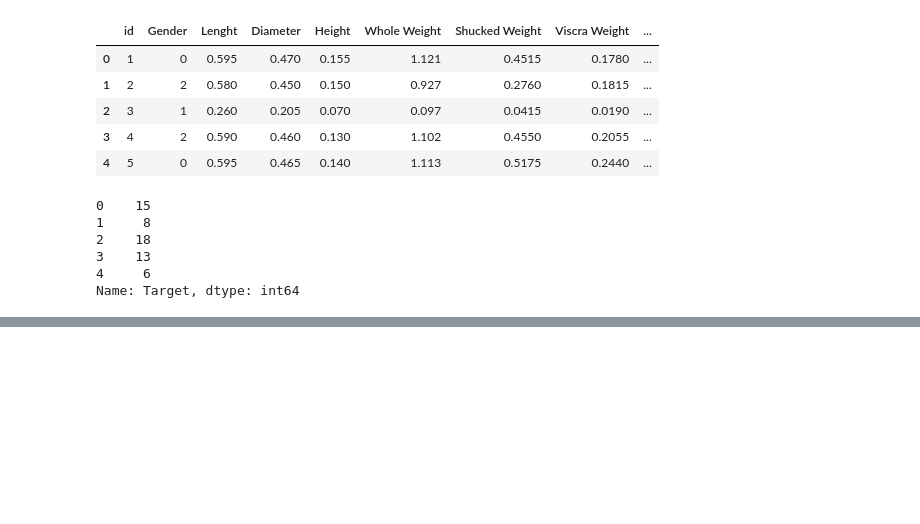
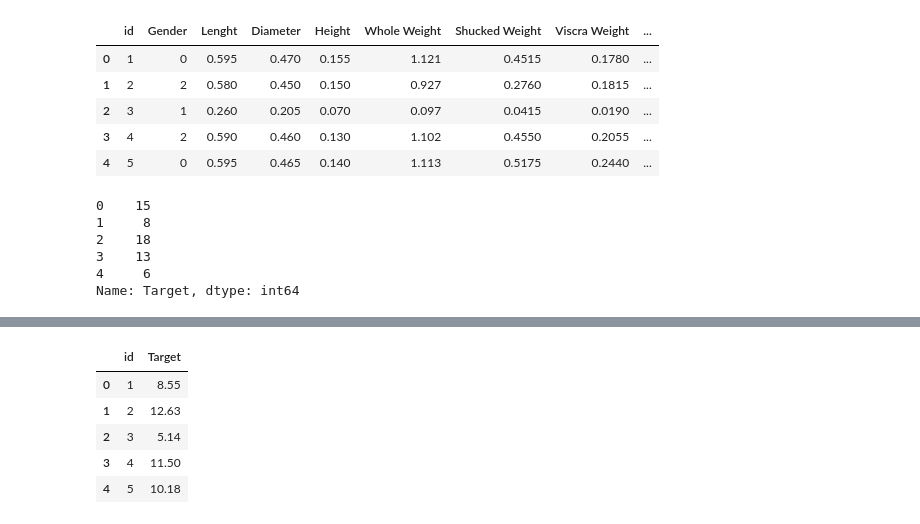
Before and after one commit to cheymingyu/Dacon_basic, a Jupyter notebook: abalone/predict_abalone_age.ipynb, the cells around one changed output, grey strips where cells are left out. Saved outputs shown, nothing was run; the diff lists cells and outputs as text; code cells hidden in the pictures; blank space fills up the shorter version.

```diff
--- a/abalone/predict_abalone_age.ipynb
+++ b/abalone/predict_abalone_age.ipynb
@@ -142,0 +219,9 @@ Name: Target, dtype: int64
+# %%
+temp.head()
+# %% [output]
+|  | id | Target |
+| 0 | 1 | 8.55 |
+| 1 | 2 | 12.63 |
+| 2 | 3 | 5.14 |
+| 3 | 4 | 11.50 |
+| 4 | 5 | 10.18 |
```
Also changed, not shown: parts of 18 cells of this notebook.
